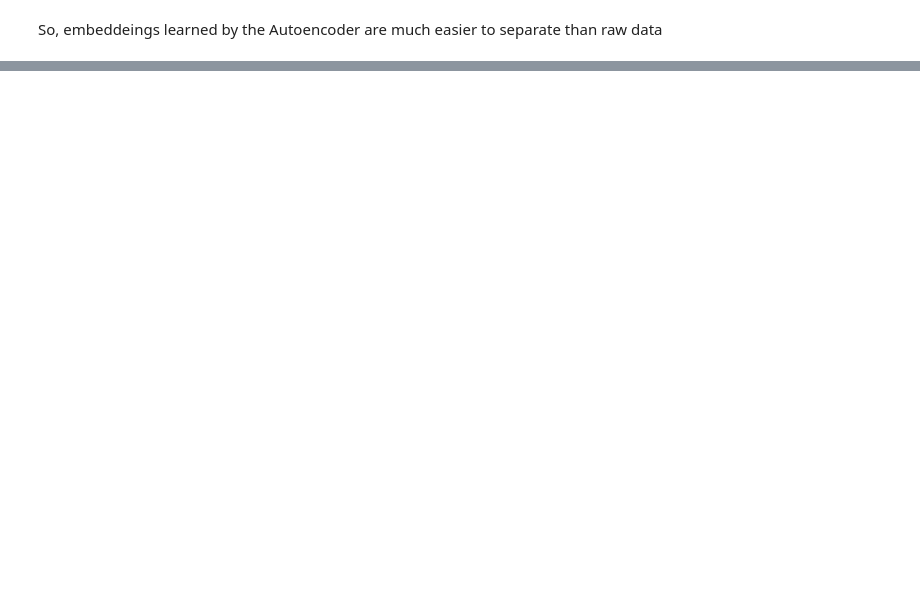
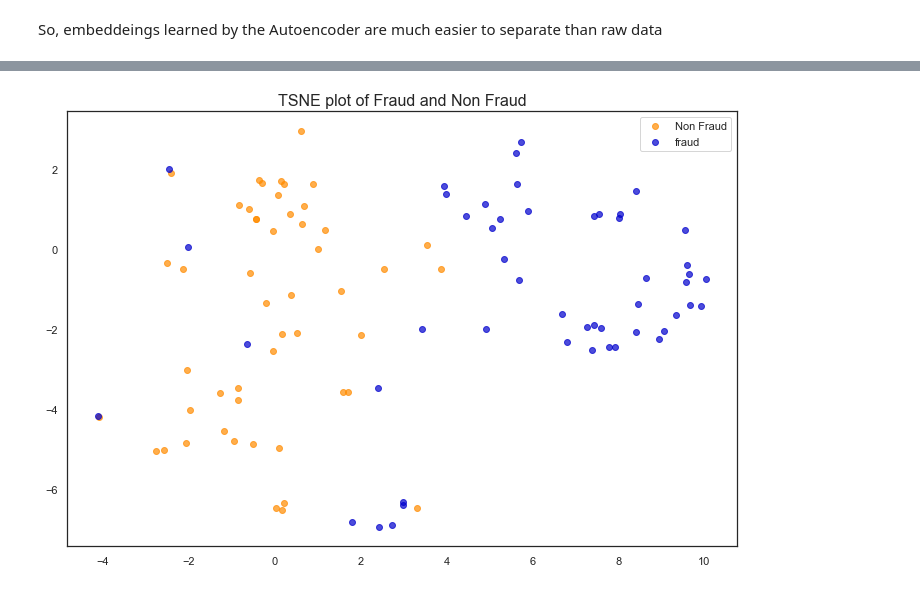
Before and after one commit to jdgallegoq/ccFraud_autoencoders, a Jupyter notebook: notebooks/exploration.ipynb, the cells around one changed output, grey strips where cells are left out. Drawn from its saved outputs; the diff is of its cells as text; code cells hidden in the pictures; blank space fills up the shorter version.

```diff
--- a/notebooks/exploration.ipynb
+++ b/notebooks/exploration.ipynb
@@ -347,0 +396,6 @@ weighted avg       0.93      0.93      0.93      1000
+# %%
+X = np.array(embeds)
+y = df_test['Labels_gt'].values
+tsne_plot(X, y, name='../images/test_latent_rep.png')
+# %% [output]
+[figure, added]
```
Also changed, not shown: parts of 16 cells of this notebook, 3 other files.
